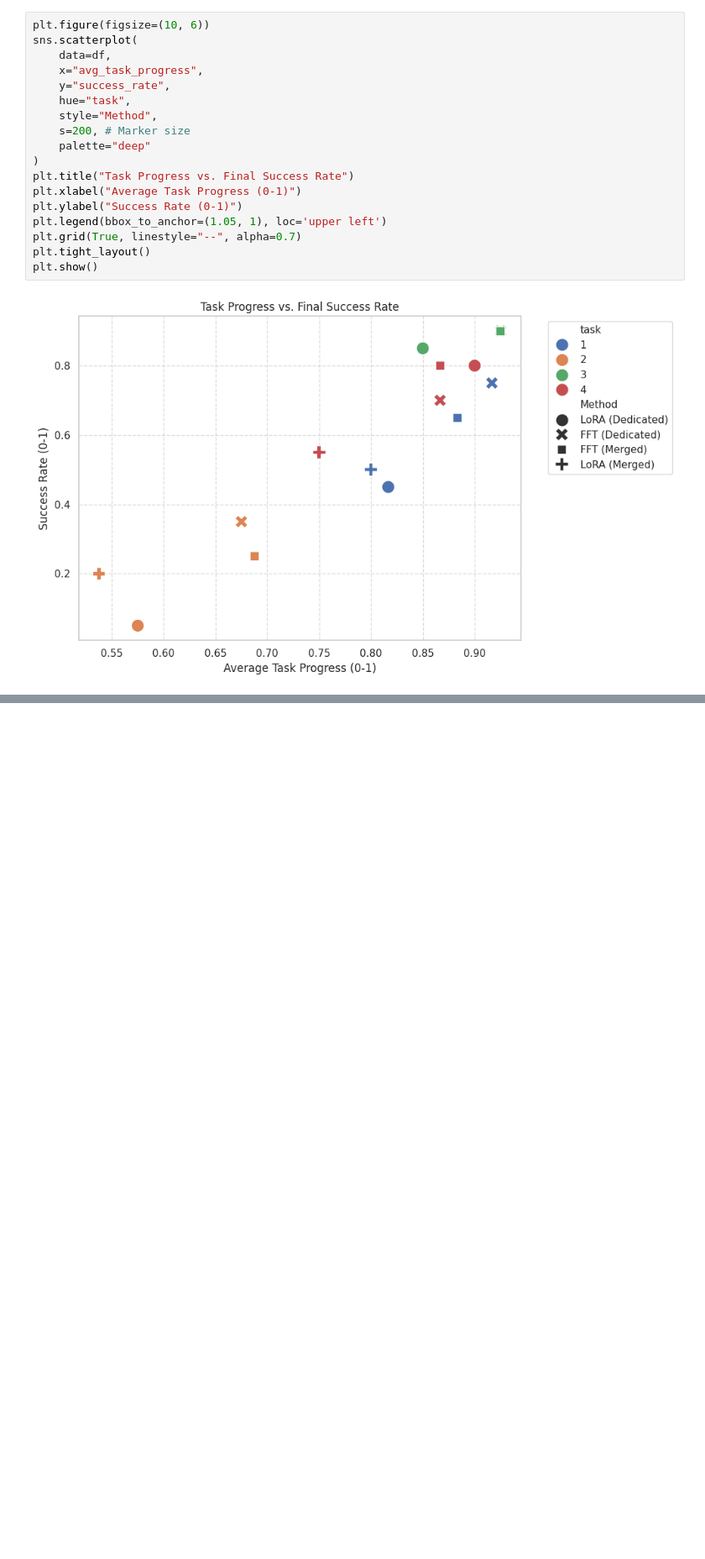
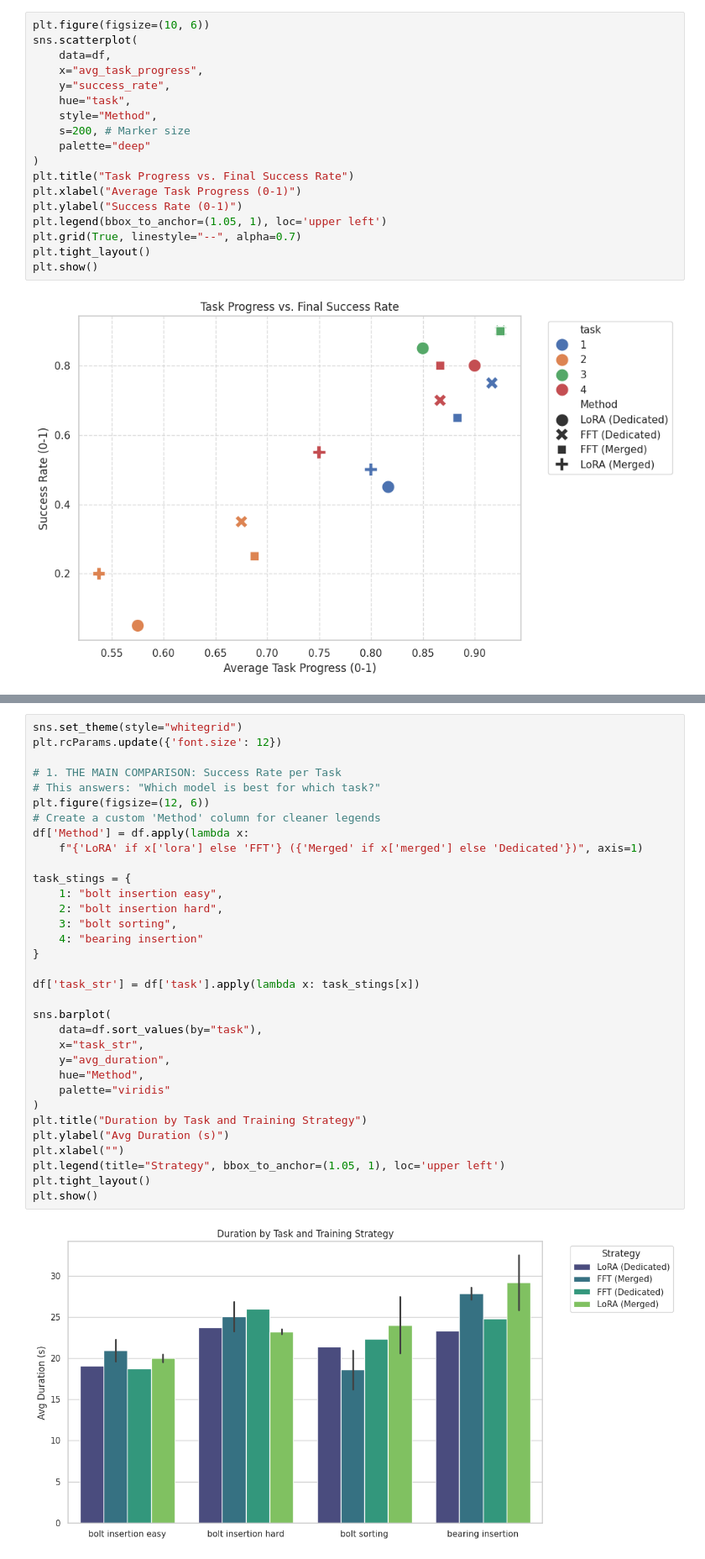
Before and after one commit to F-Fer/lerobot_ur5e_gello, a Jupyter notebook: notebooks/model_performance_analysis.ipynb, the cells around one changed output, grey strips where cells are left out. Shown: that part at 84% size. Saved outputs shown, nothing was run; the diff lists cells and outputs as text; blank space fills up the shorter version.

```diff
--- a/notebooks/model_performance_analysis.ipynb
+++ b/notebooks/model_performance_analysis.ipynb
@@ -342,0 +384,35 @@ plt.show()
+# %%
+sns.set_theme(style="whitegrid")
+plt.rcParams.update({'font.size': 12})
+
+# 1. THE MAIN COMPARISON: Success Rate per Task
+# This answers: "Which model is best for which task?"
+plt.figure(figsize=(12, 6))
+# Create a custom 'Method' column for cleaner legends
+df['Method'] = df.apply(lambda x:
+    f"{'LoRA' if x['lora'] else 'FFT'} ({'Merged' if x['merged'] else 'Dedicated'})", axis=1)
+
+task_stings = {
+    1: "bolt insertion easy",
+    2: "bolt insertion hard",
+    3: "bolt sorting",
+    4: "bearing insertion"
+}
+
+df['task_str'] = df['task'].apply(lambda x: task_stings[x])
+
+sns.barplot(
+    data=df.sort_values(by="task"),
+    x="task_str",
+    y="avg_duration",
+    hue="Method",
+    palette="viridis"
+)
+plt.title("Duration by Task and Training Strategy")
+plt.ylabel("Avg Duration (s)")
+plt.xlabel("")
+plt.legend(title="Strategy", bbox_to_anchor=(1.05, 1), loc='upper left')
+plt.tight_layout()
+plt.show()
+# %% [output]
+[figure, added]
```
Also changed, not shown: parts of 2 cells of this notebook.
